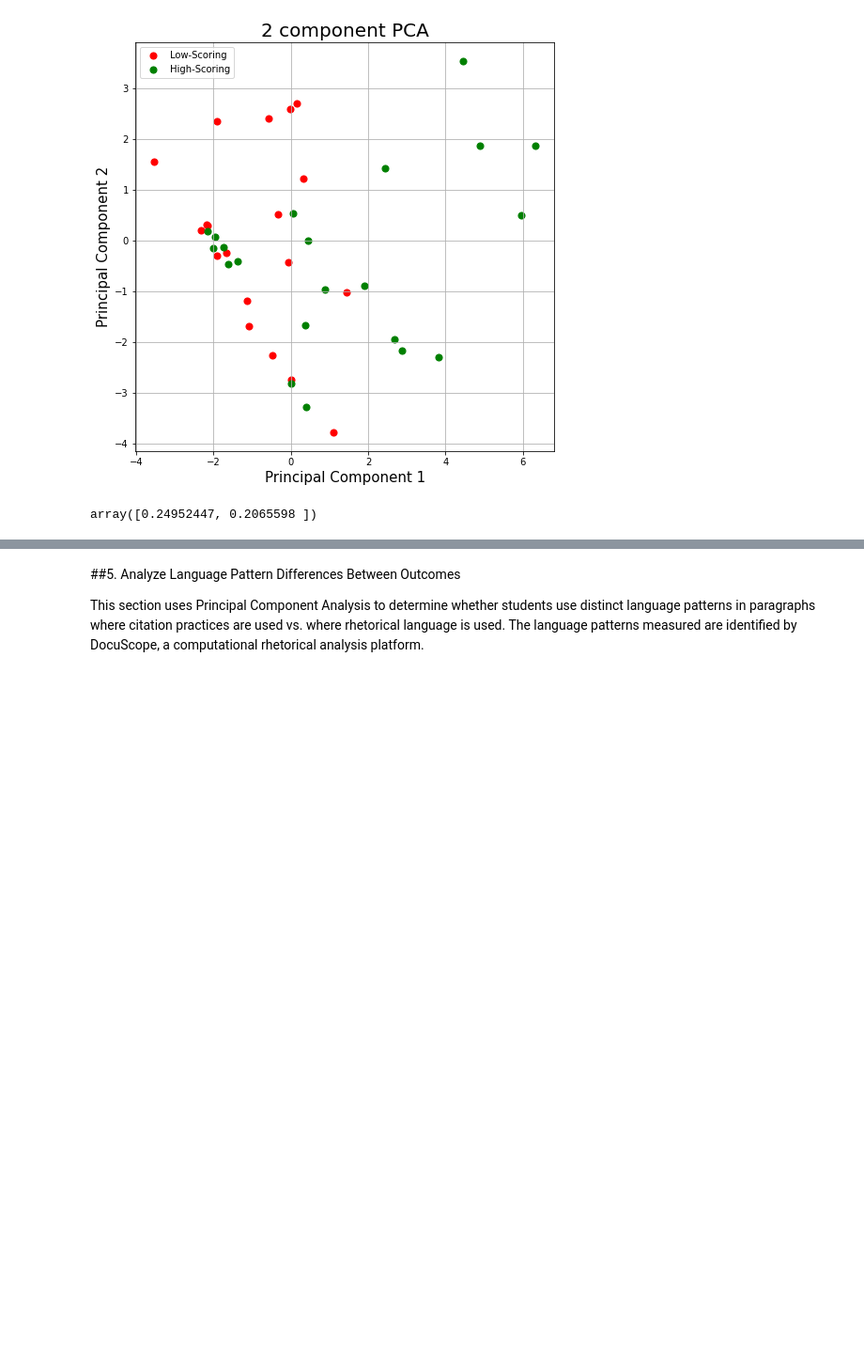
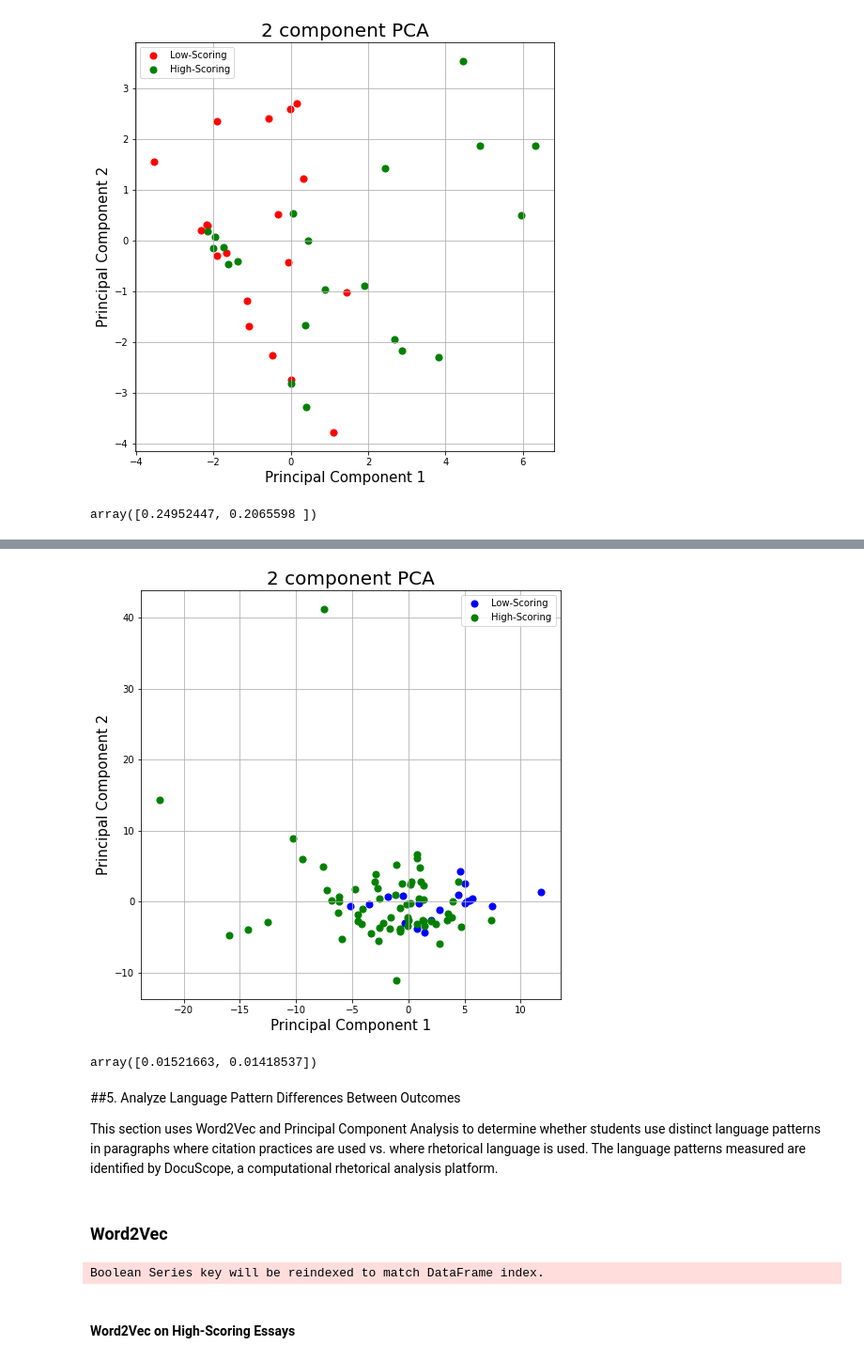
Before and after one commit to mkane968/Text-Mining-with-Student-Papers, a Jupyter notebook: Text_Mining_Student_Papers_12_2022.ipynb, the cells around one changed output, grey strips where cells are left out. Shown at 94% size. Drawn from its saved outputs; the diff is of its cells as text; code cells hidden in the pictures; blank space fills up the shorter version.

```diff
--- a/Text_Mining_Student_Papers_12_2022.ipynb
+++ b/Text_Mining_Student_Papers_12_2022.ipynb
@@ -1688,0 +1753,4 @@ array([0.24952447, 0.2065598 ])
+# %%
+#Put citation clusters in df
+all_clusters_df = pd.read_csv('DIMENSION_N_deidentified_texts.csv')
+all_clusters_df
@@ -1688,0 +1845,20 @@ array([0.24952447, 0.2065598 ])
+# %%
+#Separate the features from the target
+# Separating out the target
+y = PCA_df.loc[:,['Range']].values
+
+# Separating out the features
+PCA_df_2 = PCA_df.drop(["Range"], axis=1)
+x = PCA_df_2.values
+
+# Standardizing the features
+from sklearn.preprocessing import StandardScaler
+x = StandardScaler().fit_transform(x)
+# %%
+#Project to 2D via principal component analysis
+from sklearn.decomposition import PCA
+pca = PCA(n_components=2)
+principalComponents = pca.fit_transform(x)
+principalDf = pd.DataFrame(data = principalComponents
+             , columns = ['principal component 1', 'principal component 2'])
+principalDf
@@ -1689,4 +1879,49 @@ array([0.24952447, 0.2065598 ])
+# %%
+#Concatenate with the range values
+finalDf = pd.concat([principalDf, PCA_df[['Range']]], axis = 1)
+# %%
+#Plot PCA results
+fig = plt.figure(figsize = (8,8))
+ax = fig.add_subplot(1,1,1)
+ax.set_xlabel('Principal Component 1', fontsize = 15)
+ax.set_ylabel('Principal Component 2', fontsize = 15)
+ax.set_title('2 component PCA', fontsize = 20)
+targets = ['Low-Scoring','High-Scoring']
+colors = ['b', 'g', 'r']
+for target, color in zip(targets,colors):
+    indicesToKeep = finalDf['Range'] == target
+    ax.scatter(finalDf.loc[indicesToKeep, 'principal component 1']
+               , finalDf.loc[indicesToKeep, 'principal component 2']
+               , c = color
+               , s = 50)
+ax.legend(targets)
+ax.grid()
+# %% [output]
+[figure, added]
+# %%
+#Get the explained variance ratio
+pca.explained_variance_ratio_
+# %% [output]
+array([0.01521663, 0.01418537])
 # %% [markdown]
 ##5. Analyze Language Pattern Differences Between Outcomes
 
-This section uses Principal Component Analysis to determine whether students use distinct language patterns in paragraphs where citation practices are used vs. where rhetorical language is used. The language patterns measured are identified by DocuScope, a computational rhetorical analysis platform.
+This section uses Word2Vec and Principal Component Analysis to determine whether students use distinct language patterns in paragraphs where citation practices are used vs. where rhetorical language is used. The language patterns measured are identified by DocuScope, a computational rhetorical analysis platform.
+# %% [markdown]
+### Word2Vec
+# %%
+#Create new dataframe for word2vec
+word2vec_essays = essays_grades_master[['ID', 'Portfolio_Score', 'NoStops_Text']].copy()
+word2vec_essays
+
+#Split dataframe into three groups based on grades
+low = 80
+high = 90
+c_range = word2vec_essays[word2vec_essays['Portfolio_Score'] <= low]
+b_range = word2vec_essays[word2vec_essays['Portfolio_Score'] > low]
+b_range = b_range[word2vec_essays['Portfolio_Score'] <= high]
+a_range = word2vec_essays[word2vec_essays['Portfolio_Score'] > high]
+# %% [output]
+Boolean Series key will be reindexed to match DataFrame index.
+# %% [markdown]
+#### Word2Vec on High-Scoring Essays
```
Also changed, not shown: parts of 80 cells of this notebook.
